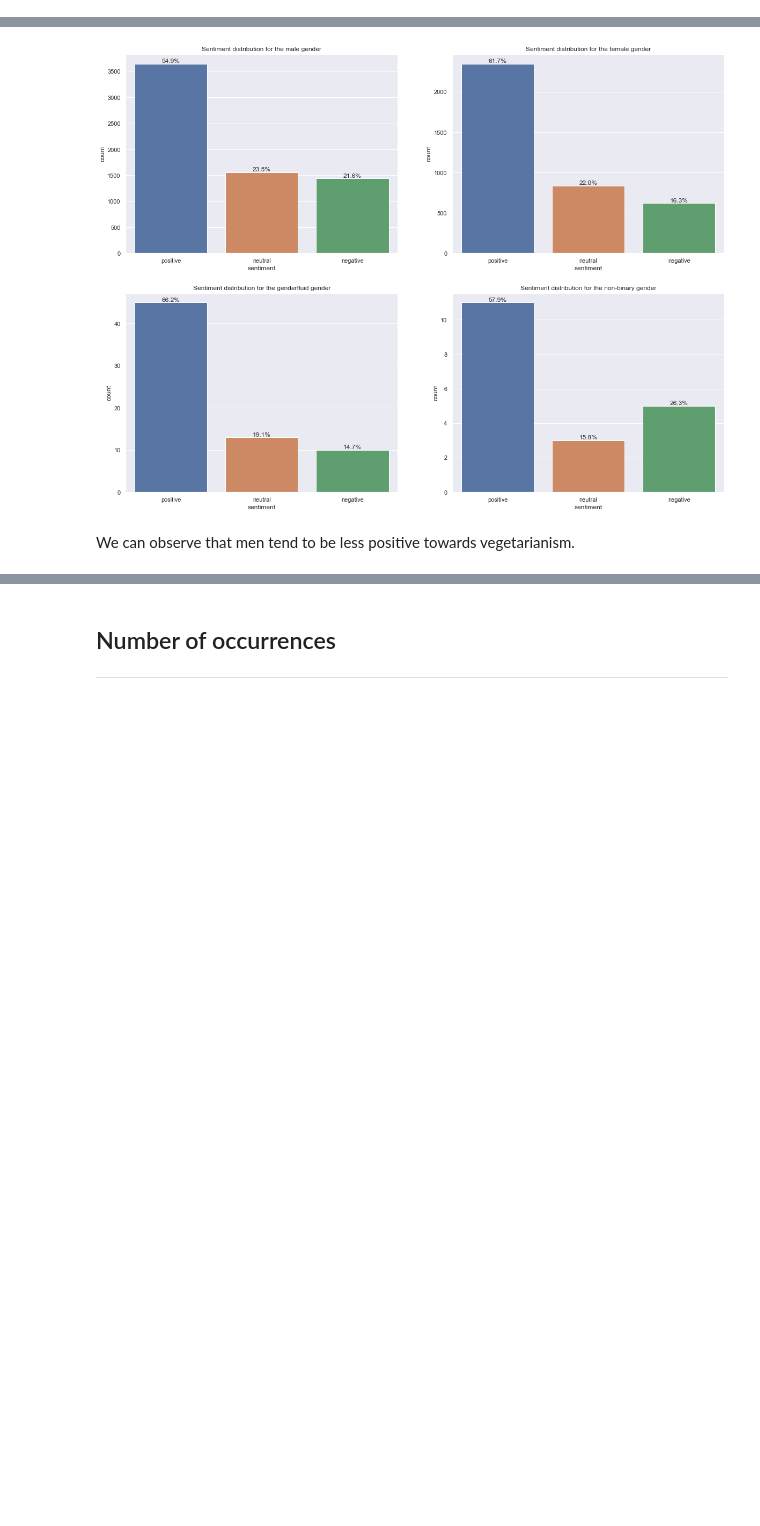
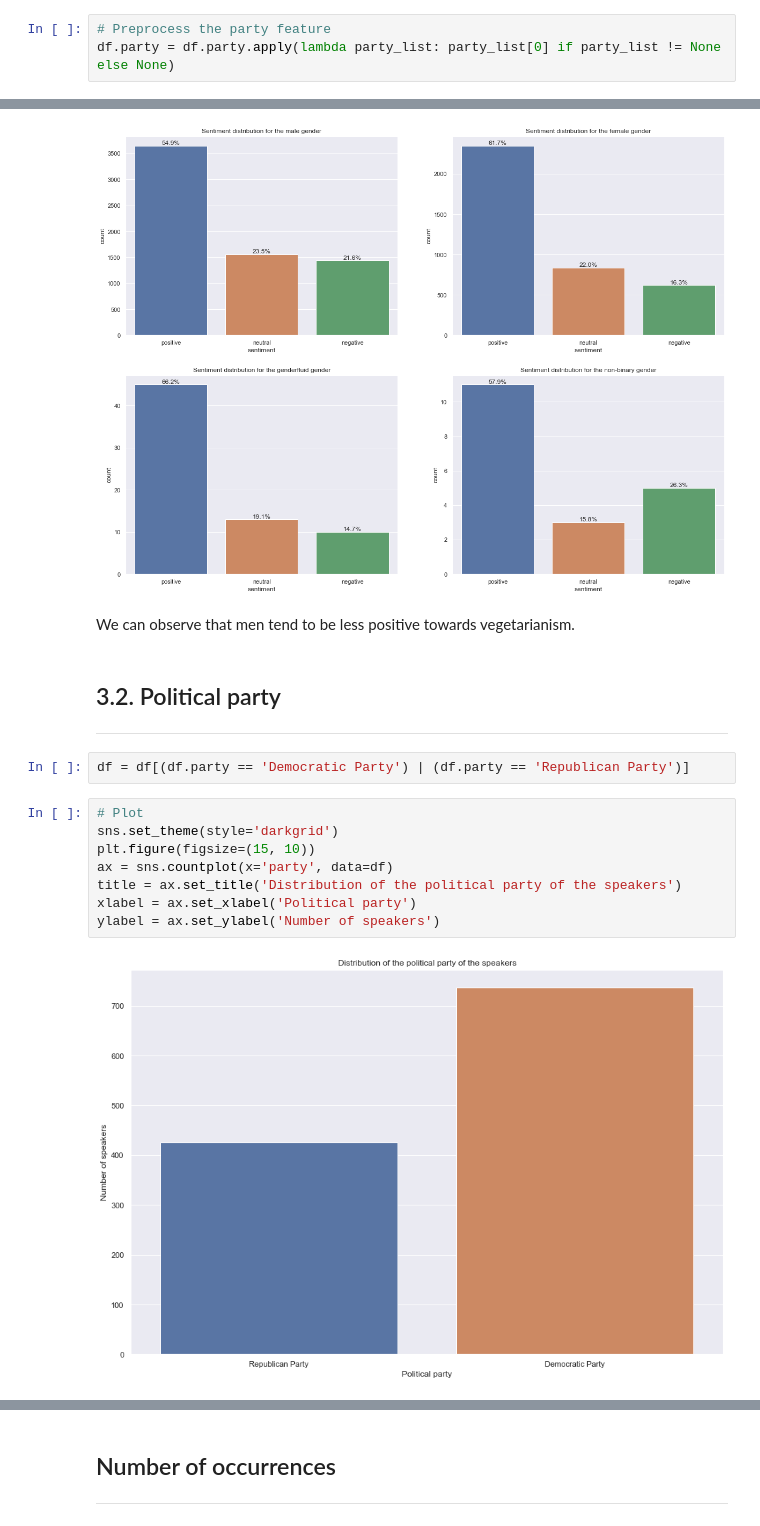
Before and after one commit to epfl-ada/ada-2021-project-nameerror, a Jupyter notebook: notebooks/Question2_analysis.ipynb, the cells around one changed output, grey strips where cells are left out. Cells and saved outputs as stored; diff of their text form; blank space fills up the shorter version.

Commit message:
Political parties analyses added

```diff
--- a/notebooks/Question2_analysis.ipynb
+++ b/notebooks/Question2_analysis.ipynb
@@ -58,6 +58,9 @@ df['sentiment'] = df['quotation'].apply(lambda quote: get_sentiment(analyzer, qu
 # %%
 # Preprocess the gender feature
 df.gender = df.gender.apply(lambda gender_list: gender_list[0] if gender_list != None else None)
+# %%
+# Preprocess the party feature
+df.party = df.party.apply(lambda party_list: party_list[0] if party_list != None else None)
 # %% [markdown]
 # 3. Analysis
 ---
@@ -92,3 +95,18 @@ for ind, gender in enumerate(gender_list):
 [figure]
 # %% [markdown]
 We can observe that men tend to be less positive towards vegetarianism.
+# %% [markdown]
+## 3.2. Political party
+---
+# %%
+df = df[(df.party == 'Democratic Party') | (df.party == 'Republican Party')]
+# %%
+# Plot
+sns.set_theme(style='darkgrid')
+plt.figure(figsize=(15, 10))
+ax = sns.countplot(x='party', data=df)
+title = ax.set_title('Distribution of the political party of the speakers')
+xlabel = ax.set_xlabel('Political party')
+ylabel = ax.set_ylabel('Number of speakers')
+# %% [output]
+[figure, added]
```
Also changed, not shown: parts of 3 cells of this notebook.
